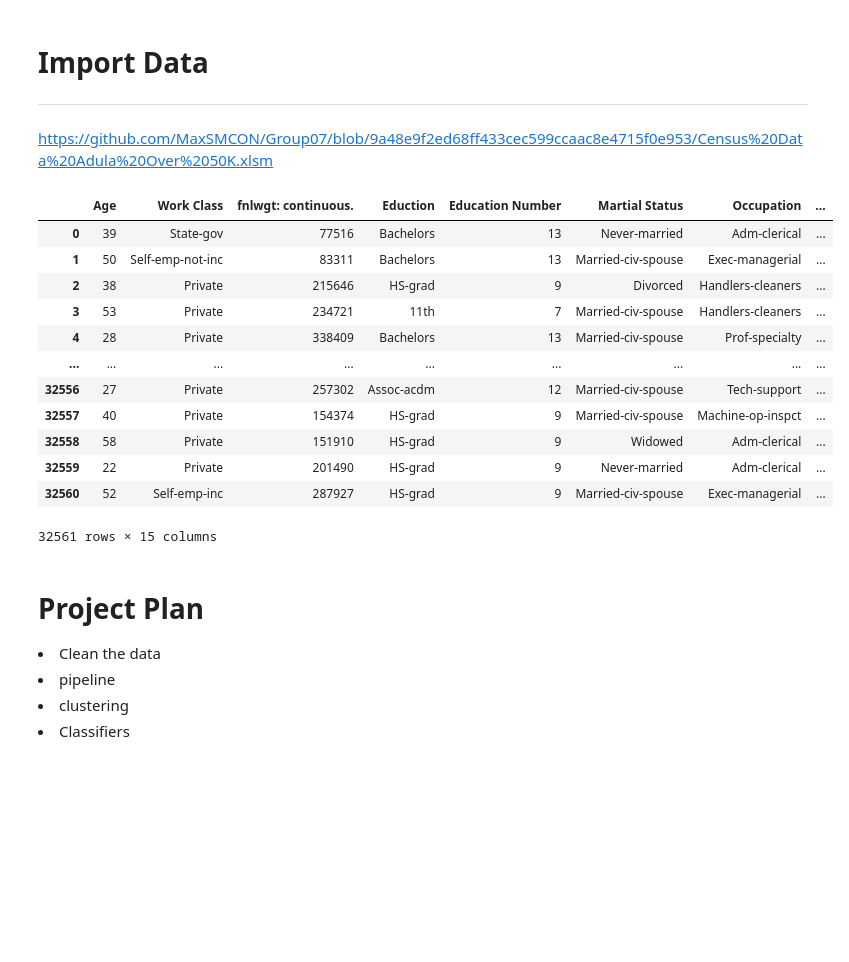
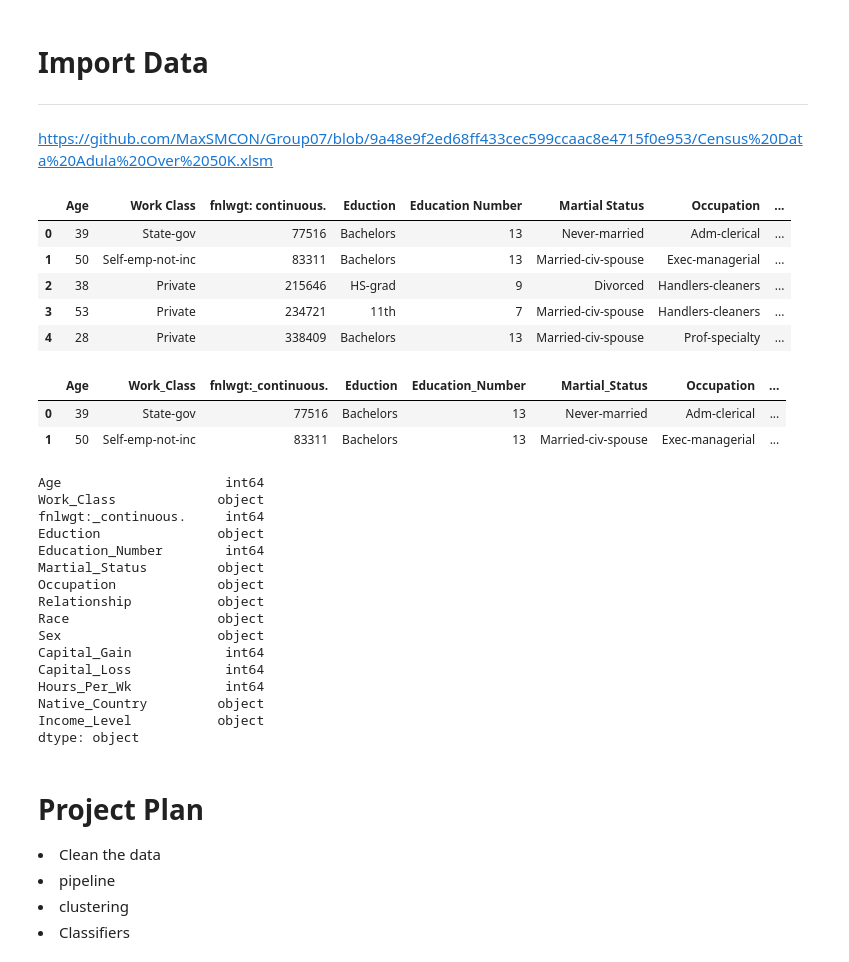
Before and after one commit to MaxSMCON/Group07, a Jupyter notebook: Group_7_ML.ipynb, the cells around one changed output. Drawn from its saved outputs; the diff is of its cells as text; code cells hidden in the pictures; blank space fills up the shorter version.

```diff
--- a/Group_7_ML.ipynb
+++ b/Group_7_ML.ipynb
@@ -61,19 +61,21 @@ https://github.com/MaxSMCON/Group07/blob/9a48e9f2ed68ff433cec599ccaac8e4715f0e95
 # %%
 
 url = "https://raw.githubusercontent.com/MaxSMCON/Group07/main/Census%20Data%20Adula%20Over%2050K.csv"
-data = pd.read_csv(url,)
-data
+data = pd.read_csv(url)
+data.head()
 # %% [output]
 |  | Age | Work Class | fnlwgt: continuous. | Eduction | Education Number | Martial Status | Occupation | ... |
 | 0 | 39 | State-gov | 77516 | Bachelors | 13 | Never-married | Adm-clerical | ... |
 | 1 | 50 | Self-emp-not-inc | 83311 | Bachelors | 13 | Married-civ-spouse | Exec-managerial | ... |
 | 2 | 38 | Private | 215646 | HS-grad | 9 | Divorced | Handlers-cleaners | ... |
 | 3 | 53 | Private | 234721 | 11th | 7 | Married-civ-spouse | Handlers-cleaners | ... |
 | 4 | 28 | Private | 338409 | Bachelors | 13 | Married-civ-spouse | Prof-specialty | ... |
-| ... | ... | ... | ... | ... | ... | ... | ... | ... |
-| 32556 | 27 | Private | 257302 | Assoc-acdm | 12 | Married-civ-spouse | Tech-support | ... |
-| 32557 | 40 | Private | 154374 | HS-grad | 9 | Married-civ-spouse | Machine-op-inspct | ... |
-| 32558 | 58 | Private | 151910 | HS-grad | 9 | Widowed | Adm-clerical | ... |
-| 32559 | 22 | Private | 201490 | HS-grad | 9 | Never-married | Adm-clerical | ... |
-| 32560 | 52 | Self-emp-inc | 287927 | HS-grad | 9 | Married-civ-spouse | Exec-managerial | ... |
-32561 rows × 15 columns
+# %%
+#column label cleanup
+data.columns=data.columns.str.rstrip()
+data.columns=data.columns.str.replace(' ','_')
+data.head(2)
+# %% [output]
+|  | Age | Work_Class | fnlwgt:_continuous. | Eduction | Education_Number | Martial_Status | Occupation | ... |
+| 0 | 39 | State-gov | 77516 | Bachelors | 13 | Never-married | Adm-clerical | ... |
+| 1 | 50 | Self-emp-not-inc | 83311 | Bachelors | 13 | Married-civ-spouse | Exec-managerial | ... |
@@ -80,3 +84,22 @@ data
+# %%
+df.dtypes
+# %% [output]
+Age                     int64
+Work_Class             object
+fnlwgt:_continuous.     int64
+Eduction               object
+Education_Number        int64
+Martial_Status         object
+Occupation             object
+Relationship           object
+Race                   object
+Sex                    object
+Capital_Gain            int64
+Capital_Loss            int64
+Hours_Per_Wk            int64
+Native_Country         object
+Income_Level           object
+dtype: object
 # %% [markdown]
 # Project Plan
 <li> Clean the data
```
Also changed, not shown: parts of 72 cells of this notebook.
